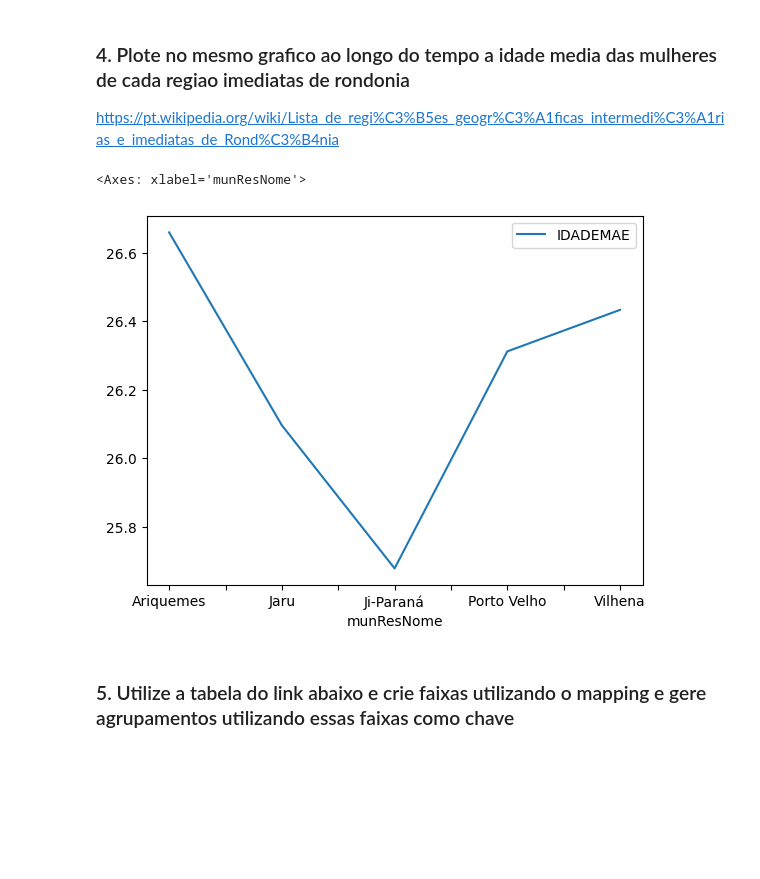
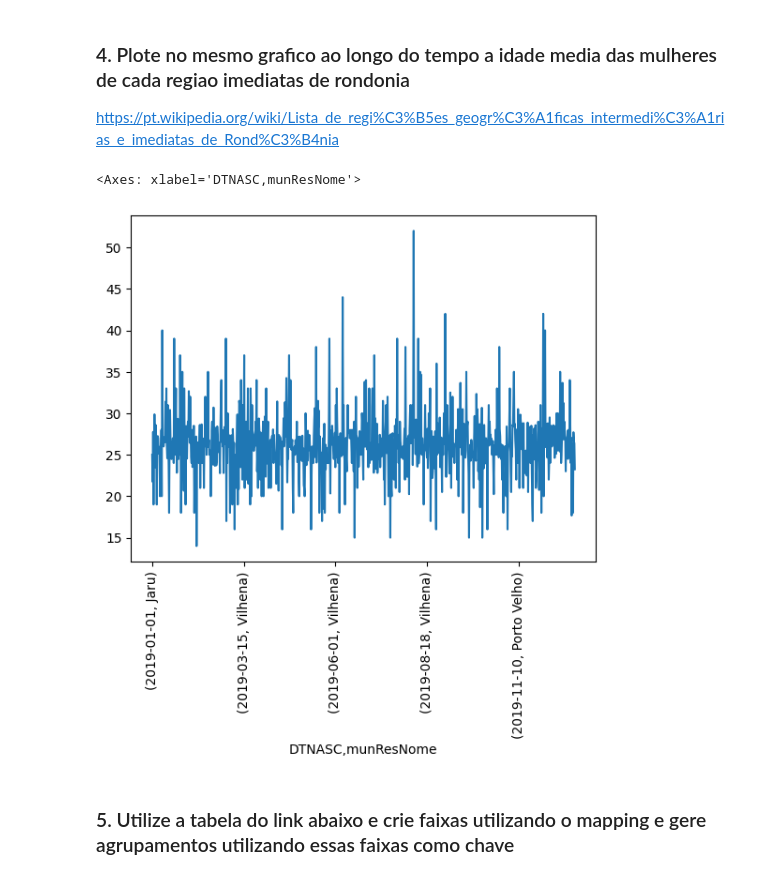
Before and after one commit to piresthiago10/estudos_data_science, a Jupyter notebook: modulo_9_tdd_3_agregacoes_e_operacoes_em_grupo/Tarefa 2/Mod9Tarefa2.ipynb, the cells around one changed output. Drawn from its saved outputs; the diff is of its cells as text; code cells hidden in the pictures; blank space fills up the shorter version.

```diff
--- a/modulo_9_tdd_3_agregacoes_e_operacoes_em_grupo/Tarefa 2/Mod9Tarefa2.ipynb
+++ b/modulo_9_tdd_3_agregacoes_e_operacoes_em_grupo/Tarefa 2/Mod9Tarefa2.ipynb
@@ -312,7 +312,7 @@ variancia
 ### 4. Plote no mesmo grafico ao longo do tempo a idade media das mulheres de cada regiao imediatas de rondonia
 https://pt.wikipedia.org/wiki/Lista_de_regi%C3%B5es_geogr%C3%A1ficas_intermedi%C3%A1rias_e_imediatas_de_Rond%C3%B4nia
 # %%
-sinasc_idade_media = sinasc_raw[['munResNome', 'IDADEMAE', 'DTNASC']]
+sinasc_idade_media = sinasc_raw[['munResNome', 'IDADEMAE', 'DTNASC', 'QTDPARTNOR', 'QTDPARTCES']]
 # %%
 regioes_geograficas_imediatas_ro = {
     "Porto Velho": [
@@ -388,11 +388,11 @@ for key in regioes_geograficas_imediatas_ro.keys():
     mapping_mun_res_nome.update(map_dict)
 # %%
 sinasc_idade_media_plot = sinasc_idade_media.set_index('munResNome')
-idade_media_mae = sinasc_idade_media_plot.groupby(mapping_mun_res_nome).mean(numeric_only=True)
-idade_media_mae.plot()
+idade_media_mae = sinasc_idade_media_plot.groupby(['DTNASC', mapping_mun_res_nome])['IDADEMAE'].mean(numeric_only=True)
+idade_media_mae.plot(rot=90)
 # %% [output]
-<Axes: xlabel='munResNome'>
+<Axes: xlabel='DTNASC,munResNome'>
-[figure, old version]
+[figure, new version]
 # %% [markdown]
 ### 5. Utilize a tabela do link abaixo e crie faixas utilizando o mapping e gere agrupamentos utilizando essas faixas como chave
 # %% [markdown]
```
Also changed, not shown: parts of 9 cells of this notebook, 2 other files.
